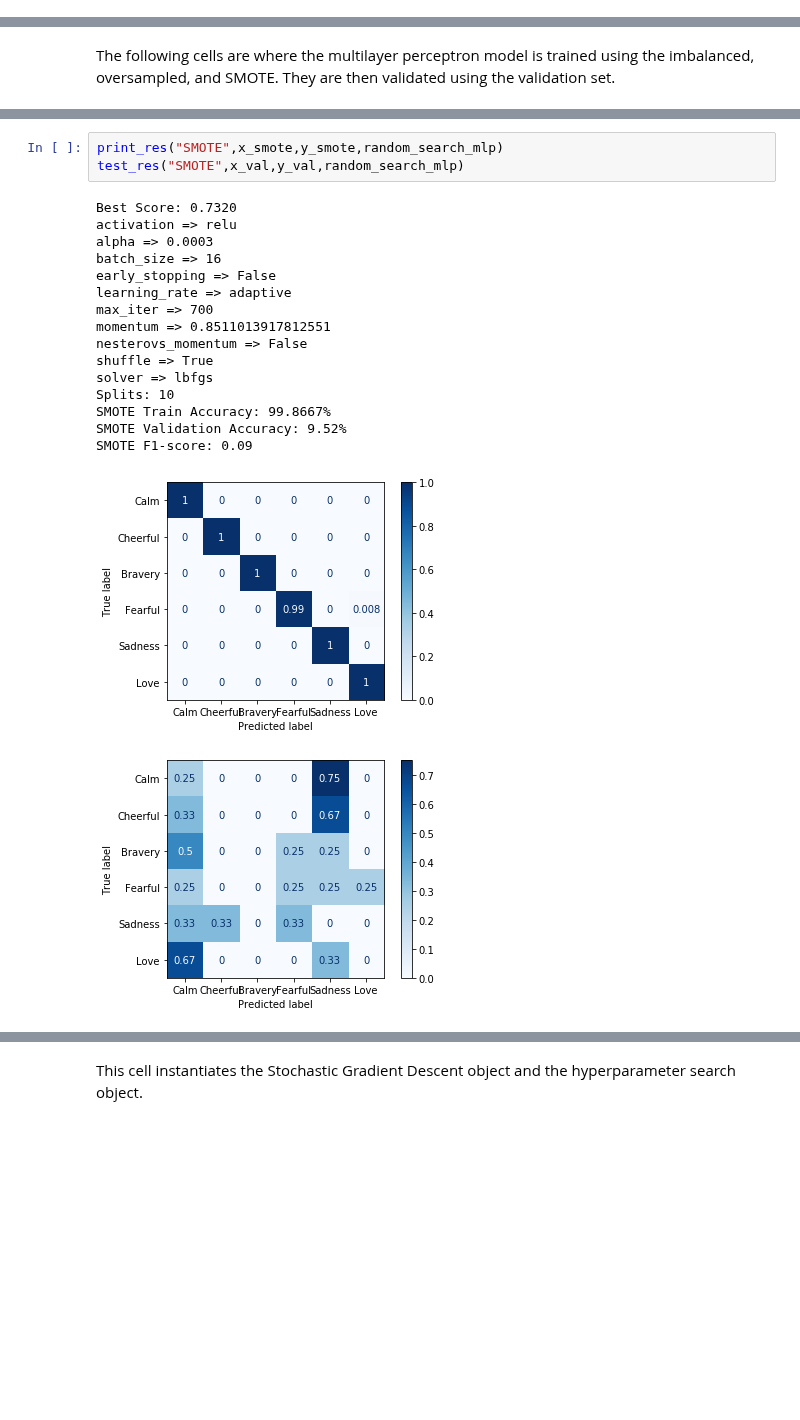
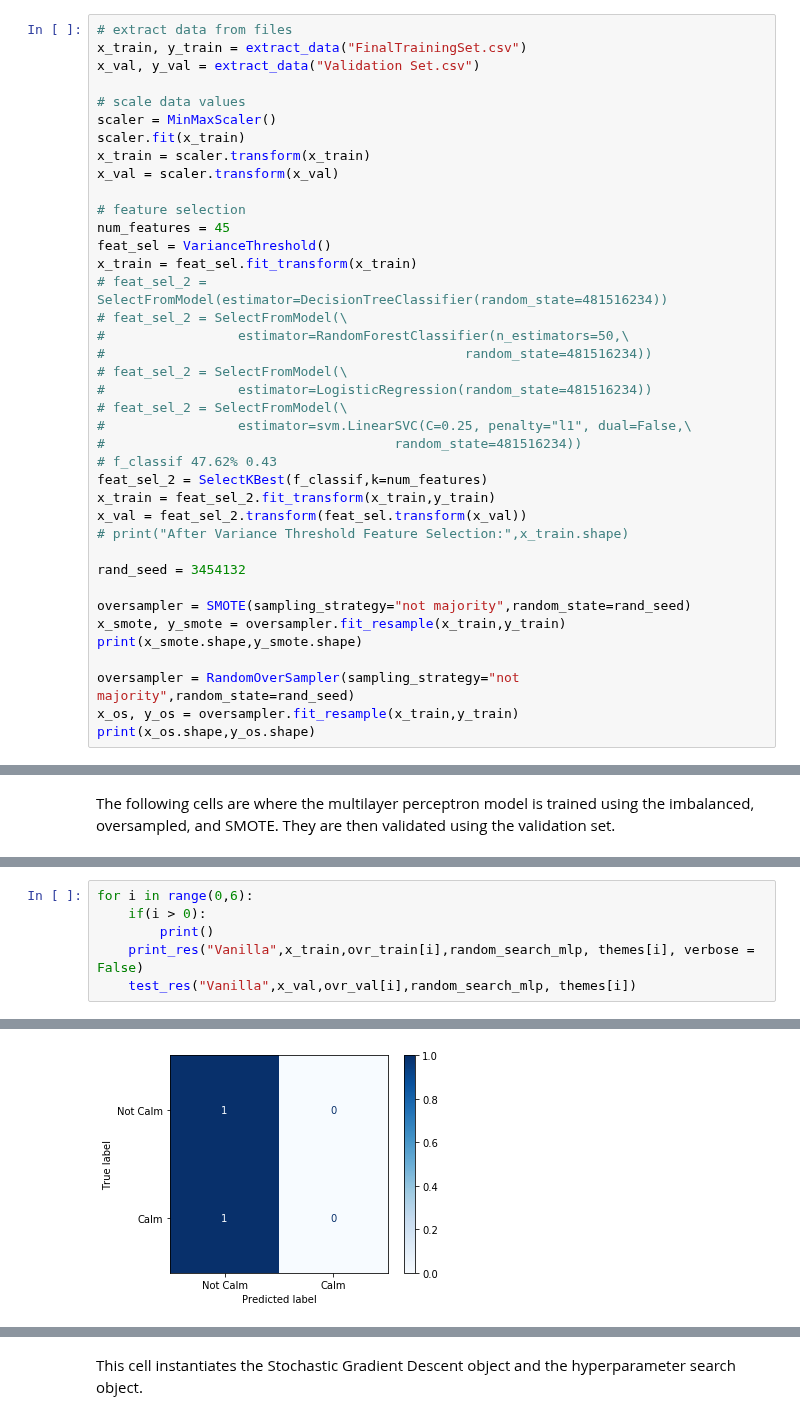
Before and after one commit to gracielnunciob/XLB48, a Jupyter notebook: Notebooks/Training/Logistic Regression Hyperparameter Search.ipynb, the cells around one changed output, grey strips where cells are left out. Drawn from its saved outputs; the diff is of its cells as text; blank space fills up the shorter version.

Commit message:
Performed experiments logisitic regression notebook

```diff
--- a/Notebooks/Training/Logistic Regression Hyperparameter Search.ipynb
+++ b/Notebooks/Training/Logistic Regression Hyperparameter Search.ipynb
@@ -109,2 +219,41 @@ test_res("SMOTE",x_val,y_val,random_search_logreg)
 # %% [markdown]
 This cell instantiates the multilayer perceptron object and the hyperparameter search object.
+# %%
+# extract data from files
+x_train, y_train = extract_data("FinalTrainingSet.csv")
+x_val, y_val = extract_data("Validation Set.csv")
+
+# scale data values
+scaler = MinMaxScaler()
+scaler.fit(x_train)
+x_train = scaler.transform(x_train)
+x_val = scaler.transform(x_val)
+
+# feature selection
+num_features = 45
+feat_sel = VarianceThreshold()
+x_train = feat_sel.fit_transform(x_train)
+# feat_sel_2 = SelectFromModel(estimator=DecisionTreeClassifier(random_state=481516234))
+# feat_sel_2 = SelectFromModel(\
+#                 estimator=RandomForestClassifier(n_estimators=50,\
+#                                              random_state=481516234))
+# feat_sel_2 = SelectFromModel(\
+#                 estimator=LogisticRegression(random_state=481516234))
+# feat_sel_2 = SelectFromModel(\
+#                 estimator=svm.LinearSVC(C=0.25, penalty="l1", dual=False,\
+#                                     random_state=481516234))
+# f_classif 47.62% 0.43
+feat_sel_2 = SelectKBest(f_classif,k=num_features)
+x_train = feat_sel_2.fit_transform(x_train,y_train)
+x_val = feat_sel_2.transform(feat_sel.transform(x_val))
+# print("After Variance Threshold Feature Selection:",x_train.shape)
+
+rand_seed = 3454132
+
+oversampler = SMOTE(sampling_strategy="not majority",random_state=rand_seed)
+x_smote, y_smote = oversampler.fit_resample(x_train,y_train)
+print(x_smote.shape,y_smote.shape)
+
+oversampler = RandomOverSampler(sampling_strategy="not majority",random_state=rand_seed)
+x_os, y_os = oversampler.fit_resample(x_train,y_train)
+print(x_os.shape,y_os.shape)
@@ -177,21 +287,7 @@ Random Oversampling F1-score: 0.15
-# %%
-print_res("SMOTE",x_smote,y_smote,random_search_mlp)
-test_res("SMOTE",x_val,y_val,random_search_mlp)
-# %% [output]
-Best Score: 0.7320
-activation => relu
-alpha => 0.0003
-batch_size => 16
-early_stopping => False
-learning_rate => adaptive
-max_iter => 700
-momentum => 0.8511013917812551
-nesterovs_momentum => False
-shuffle => True
-solver => lbfgs
-Splits: 10
-SMOTE Train Accuracy: 99.8667%
-SMOTE Validation Accuracy: 9.52%
-SMOTE F1-score: 0.09
-[figure, removed]
-[figure, removed]
+# %%
+for i in range(0,6):
+    if(i > 0):
+        print()
+    print_res("Vanilla",x_train,ovr_train[i],random_search_mlp, themes[i], verbose = False)
+    test_res("Vanilla",x_val,ovr_val[i],random_search_mlp, themes[i])
+# %% [output]
@@ -197,0 +311 @@ SMOTE F1-score: 0.09
+[figure, added]
```
Also changed, not shown: parts of 24 cells of this notebook, 1 other file.
